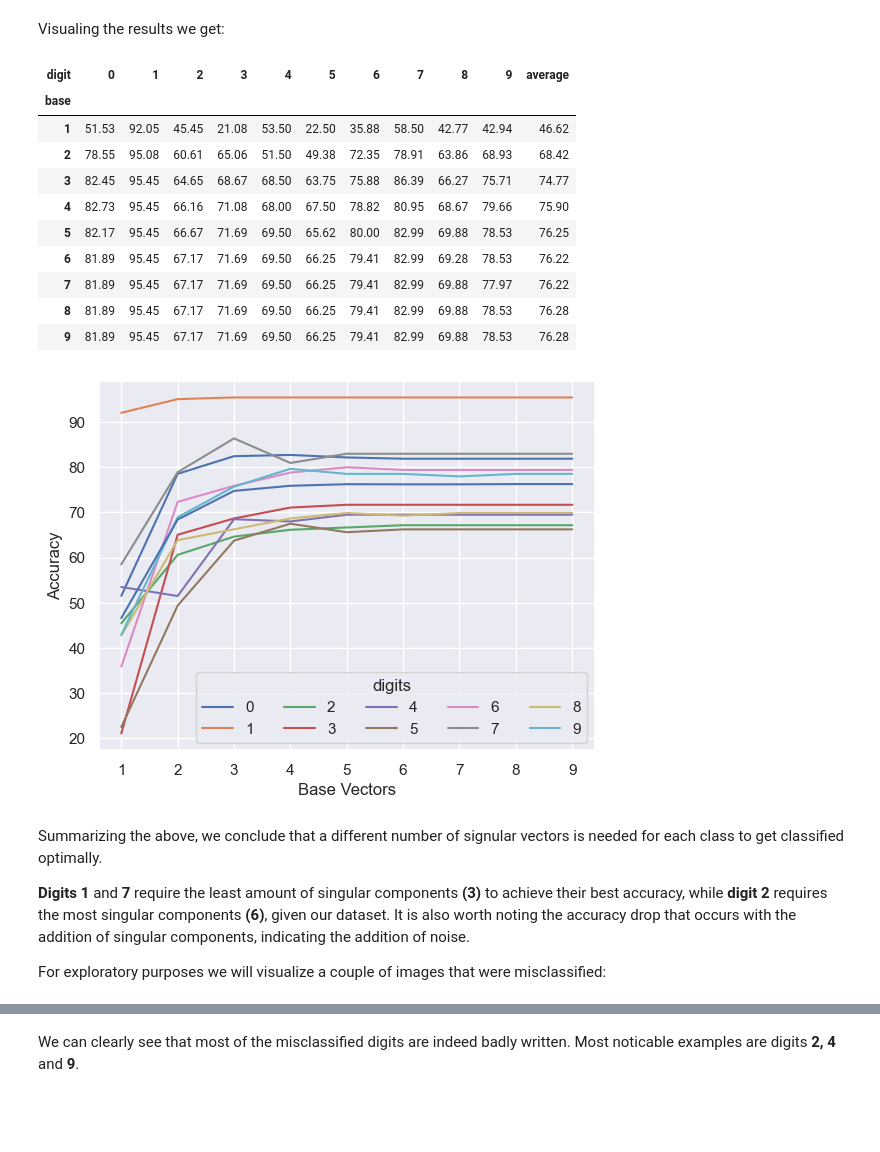
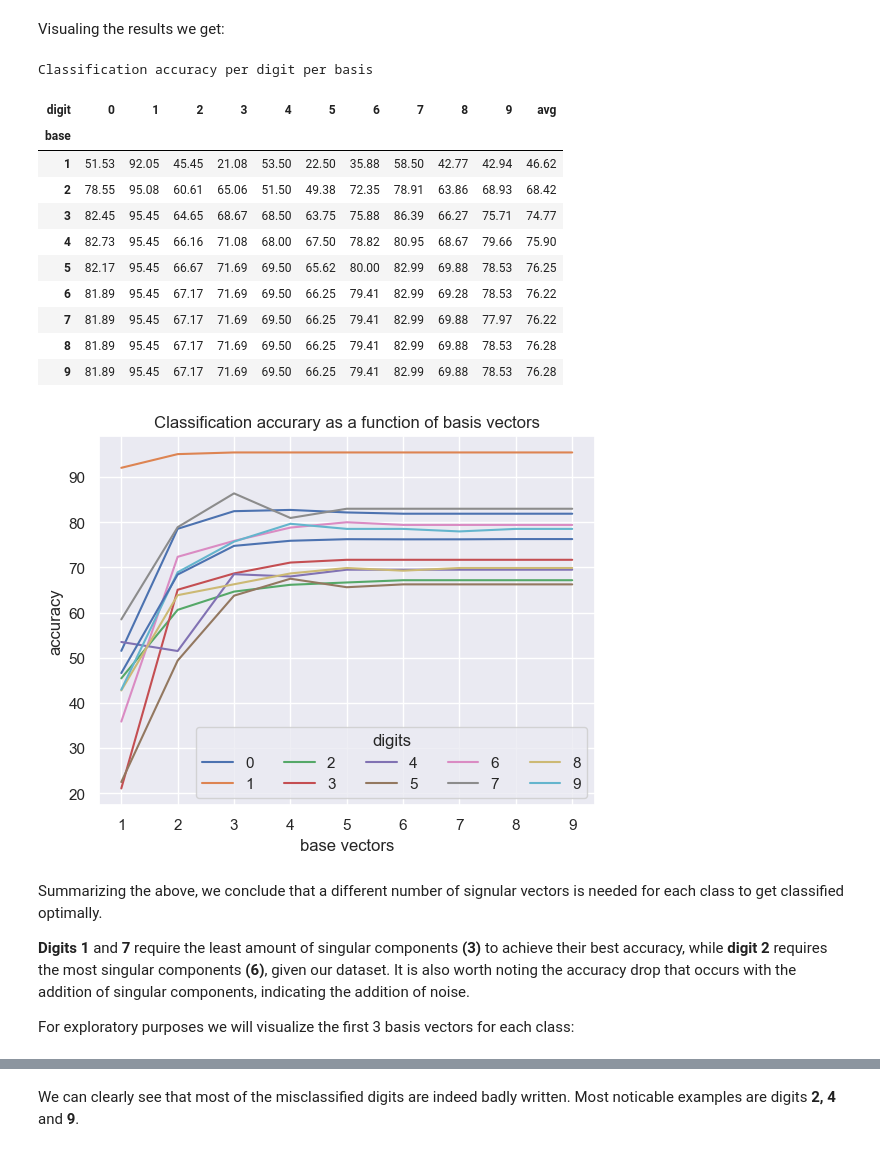
Before and after one commit to sonqo/msc-data-science, a Jupyter notebook: 6-large-scale-linear-algebra/svd/mnist-svd.ipynb, the cells around one changed output, grey strips where cells are left out. Saved outputs shown, nothing was run; the diff lists cells and outputs as text; code cells hidden in the pictures; blank space fills up the shorter version.

```diff
--- a/6-large-scale-linear-algebra/svd/mnist-svd.ipynb
+++ b/6-large-scale-linear-algebra/svd/mnist-svd.ipynb
@@ -49,12 +49,13 @@ def display_image(x: pd.core.series.Series) -> None:
 # %% [markdown]
 Before moving on, it is worth exploring the centroids of the digits in the training set:
 # %%
-fig = plt.figure(figsize=(10, 4))
+fig = plt.figure(figsize=(10, 5))
 fig.suptitle('Centroids of training set digits')
 
 for i in range(1, 11):
     ax = fig.add_subplot(2, 5, i)
     ax.set_xticks([]) # remove x-ticks
     ax.set_yticks([]) # remove y-ticks
+    ax.set_title('digit {}'.format(i))
     display_image(x_train.loc[y_train[0] == i-1].mean())
 # %% [output]
@@ -273,11 +274,26 @@ df = pd.DataFrame.from_dict(
     }
 )
 
+# styling
+styles = [
+    dict(
+        selector="caption",
+        props=[
+            ("text-align", "center"),
+            ("font-size", "130%"),
+            ("color", 'black')
+        ]
+    )
+]
+
 df = df.pivot(index='base', columns='digit', values='accuracy')
-df['average'] = df.mean(numeric_only=True, axis=1)
-df.style.highlight_max(color='lightgreen', axis=0).format(precision=2)
+df['avg'] = df.mean(numeric_only=True, axis=1)
+df.style.highlight_max(color='lightgreen', axis=0).format(precision=2). \
+         set_caption("Classification accuracy per digit per basis"). \
+         set_table_styles(styles)
 # %% [output]
+Classification accuracy per digit per basis
-| digit | 0 | 1 | 2 | 3 | 4 | 5 | 6 | 7 | 8 | 9 | average |
+| digit | 0 | 1 | 2 | 3 | 4 | 5 | 6 | 7 | 8 | 9 | avg |
 | base |  |  |  |  |  |  |  |  |  |  |  |
 | 1 | 51.53 | 92.05 | 45.45 | 21.08 | 53.50 | 22.50 | 35.88 | 58.50 | 42.77 | 42.94 | 46.62 |
 | 2 | 78.55 | 95.08 | 60.61 | 65.06 | 51.50 | 49.38 | 72.35 | 78.91 | 63.86 | 68.93 | 68.42 |
@@ -291,14 +307,15 @@ df.style.highlight_max(color='lightgreen', axis=0).format(precision=2)
 # %%
 # plot accuracy against base
 plt.plot(df)
-plt.ylabel('Accuracy')
-plt.xlabel('Base Vectors')
+plt.ylabel('accuracy')
+plt.xlabel('base vectors')
+plt.title('Classification accurary as a function of basis vectors')
 plt.legend('0123456789', title='digits', ncol=5, loc='lower right');
 # %% [output]
-[figure, old version]
+[figure, new version]
 # %% [markdown]
 Summarizing the above, we conclude that a different number of signular vectors is needed for each class to get classified optimally.
 
 **Digits 1** and **7** require the least amount of singular components **(3)** to achieve their best accuracy, while **digit 2** requires the most singular components **(6)**, given our dataset. It is also worth noting the accuracy drop that occurs with the addition of singular components, indicating the addition of noise.
 
-For exploratory purposes we will visualize a couple of images that were misclassified:
+For exploratory purposes we will visualize the first 3 basis vectors for each class:
```
Also changed, not shown: parts of 6 cells of this notebook.
